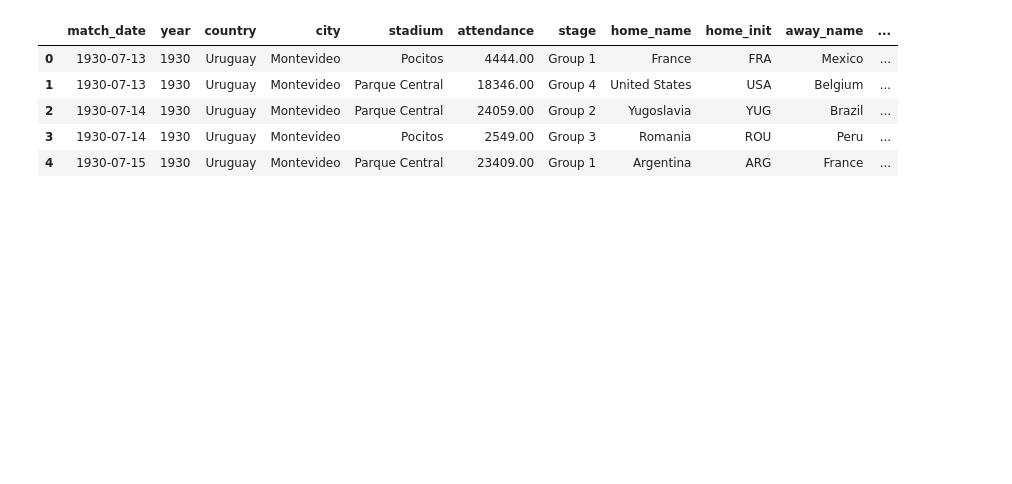
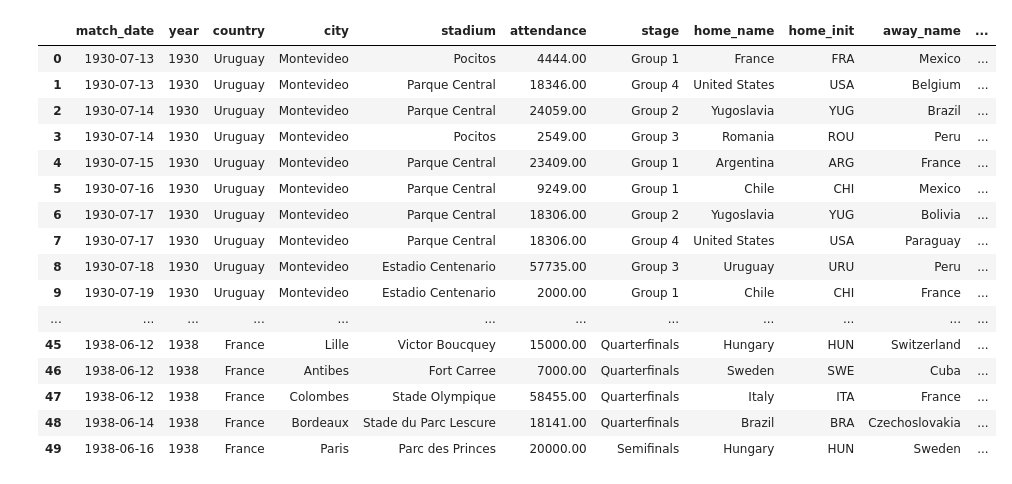
Before and after one commit to ian-zukowski/World_Cup_Analysis, a Jupyter notebook: World Cup Analysis.ipynb, the cells around one changed output. Cells and saved outputs as stored; diff of their text form; code cells hidden in the pictures; blank space fills up the shorter version.

```diff
--- a/World Cup Analysis.ipynb
+++ b/World Cup Analysis.ipynb
@@ -14,11 +14,22 @@ import_players = pd.read_csv(f'{file_dir}/WorldCupPlayers.csv')
 
 pd.options.display.float_format = '{:.2f}'.format
 # %%
-matches.head()
+matches.head(50)
 # %% [output]
 |  | match_date | year | country | city | stadium | attendance | stage | home_name | home_init | away_name | ... |
 | 0 | 1930-07-13 | 1930 | Uruguay | Montevideo | Pocitos | 4444.00 | Group 1 | France | FRA | Mexico | ... |
 | 1 | 1930-07-13 | 1930 | Uruguay | Montevideo | Parque Central | 18346.00 | Group 4 | United States | USA | Belgium | ... |
 | 2 | 1930-07-14 | 1930 | Uruguay | Montevideo | Parque Central | 24059.00 | Group 2 | Yugoslavia | YUG | Brazil | ... |
 | 3 | 1930-07-14 | 1930 | Uruguay | Montevideo | Pocitos | 2549.00 | Group 3 | Romania | ROU | Peru | ... |
 | 4 | 1930-07-15 | 1930 | Uruguay | Montevideo | Parque Central | 23409.00 | Group 1 | Argentina | ARG | France | ... |
+| 5 | 1930-07-16 | 1930 | Uruguay | Montevideo | Parque Central | 9249.00 | Group 1 | Chile | CHI | Mexico | ... |
+| 6 | 1930-07-17 | 1930 | Uruguay | Montevideo | Parque Central | 18306.00 | Group 2 | Yugoslavia | YUG | Bolivia | ... |
+| 7 | 1930-07-17 | 1930 | Uruguay | Montevideo | Parque Central | 18306.00 | Group 4 | United States | USA | Paraguay | ... |
+| 8 | 1930-07-18 | 1930 | Uruguay | Montevideo | Estadio Centenario | 57735.00 | Group 3 | Uruguay | URU | Peru | ... |
+| 9 | 1930-07-19 | 1930 | Uruguay | Montevideo | Estadio Centenario | 2000.00 | Group 1 | Chile | CHI | France | ... |
+| ... | ... | ... | ... | ... | ... | ... | ... | ... | ... | ... | ... |
+| 45 | 1938-06-12 | 1938 | France | Lille | Victor Boucquey | 15000.00 | Quarterfinals | Hungary | HUN | Switzerland | ... |
+| 46 | 1938-06-12 | 1938 | France | Antibes | Fort Carree | 7000.00 | Quarterfinals | Sweden | SWE | Cuba | ... |
+| 47 | 1938-06-12 | 1938 | France | Colombes | Stade Olympique | 58455.00 | Quarterfinals | Italy | ITA | France | ... |
+| 48 | 1938-06-14 | 1938 | France | Bordeaux | Stade du Parc Lescure | 18141.00 | Quarterfinals | Brazil | BRA | Czechoslovakia | ... |
+| 49 | 1938-06-16 | 1938 | France | Paris | Parc des Princes | 20000.00 | Semifinals | Hungary | HUN | Sweden | ... |
```
Also changed, not shown: parts of 8 cells of this notebook.
